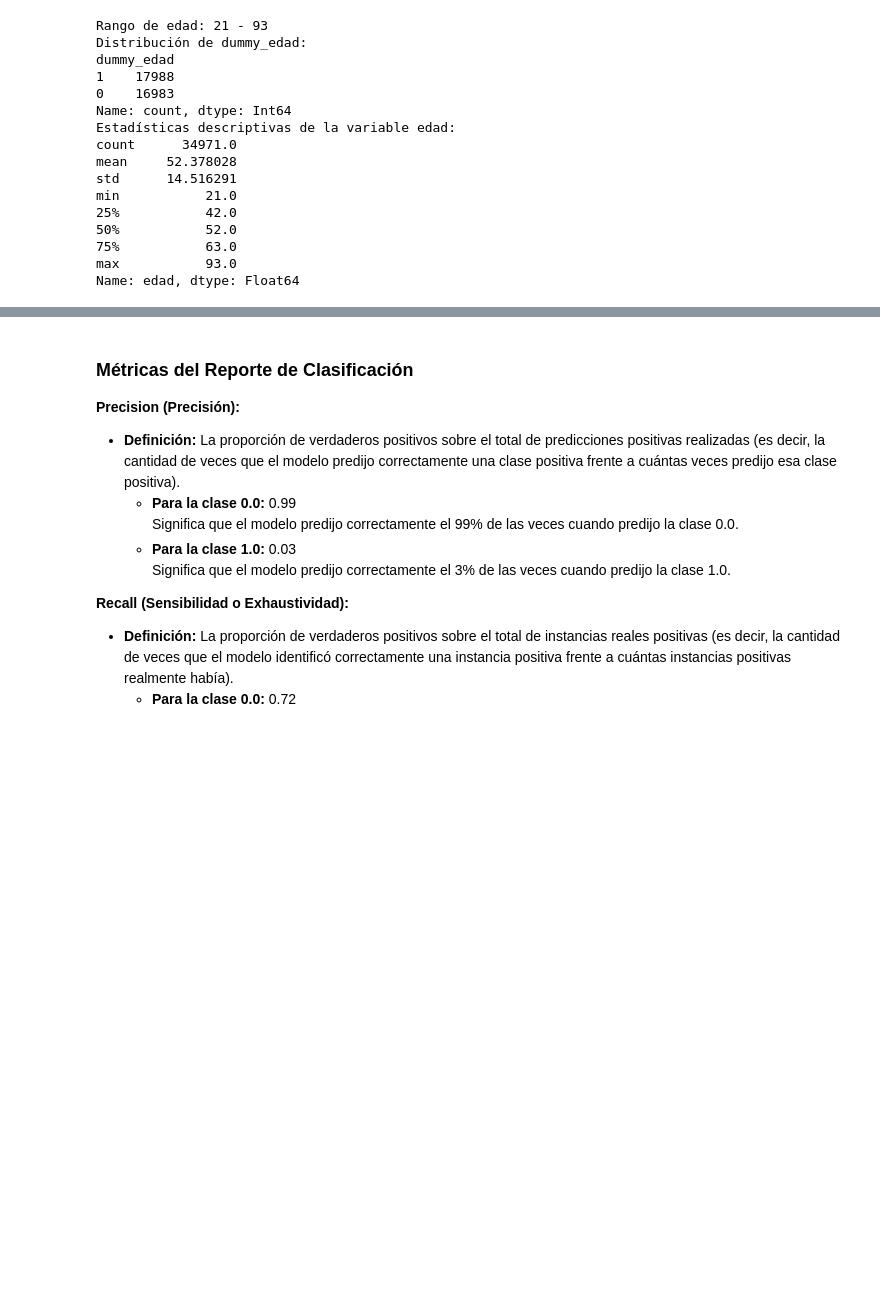
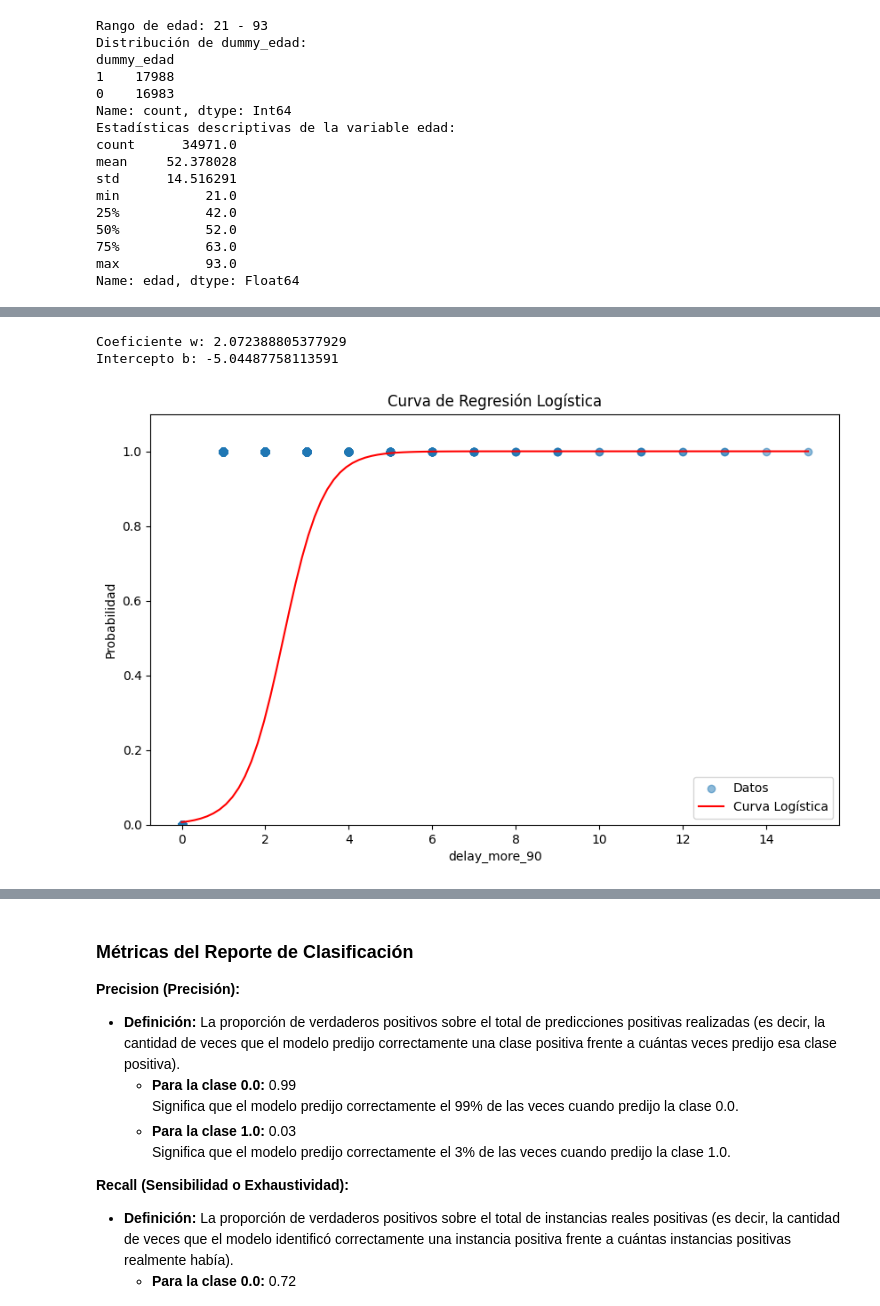
Before and after one commit to osirisberbesia/laboratoria-riesgo-relativo, a Jupyter notebook: Proyecto3_RiesgoRelativo_Hito3.ipynb, the cells around one changed output, grey strips where cells are left out. Saved outputs shown, nothing was run; the diff lists cells and outputs as text; code cells hidden in the pictures; blank space fills up the shorter version.

```diff
--- a/Proyecto3_RiesgoRelativo_Hito3.ipynb
+++ b/Proyecto3_RiesgoRelativo_Hito3.ipynb
@@ -144,3 +176,35 @@ Name: edad, dtype: Float64
+# %%
+X = train[['delay_more_90']].values  # Variable predictora continua
+y = train['flag'].values  # Variable objetivo binaria
+
+
+model = LogisticRegression()
+model.fit(X, y)
+
+w = model.coef_[0][0]
+b = model.intercept_[0]
+
+print(f'Coeficiente w: {w}')
+print(f'Intercepto b: {b}')
+
+
+x = np.linspace(X.min(), X.max(), 100)
+y_prob = 1 / (1 + np.exp(-(w * x + b)))
+
+# Gráfica de la recta
+plt.figure(figsize=(10, 6))
+plt.scatter(train['delay_more_90'], train['dummy_more_90'], alpha=0.5, label='Datos')
+plt.plot(x, y_prob, '-r', label='Curva Logística')
+plt.ylim(0, 1.1)
+plt.xlabel('delay_more_90')
+plt.ylabel('Probabilidad')
+plt.title('Curva de Regresión Logística')
+plt.legend()
+plt.show()
+# %% [output]
+Coeficiente w: 2.072388805377929
+Intercepto b: -5.04487758113591
+[figure, added]
 # %%
 import numpy as np
 import pandas as pd
```
Also changed, not shown: parts of 5 cells of this notebook.
